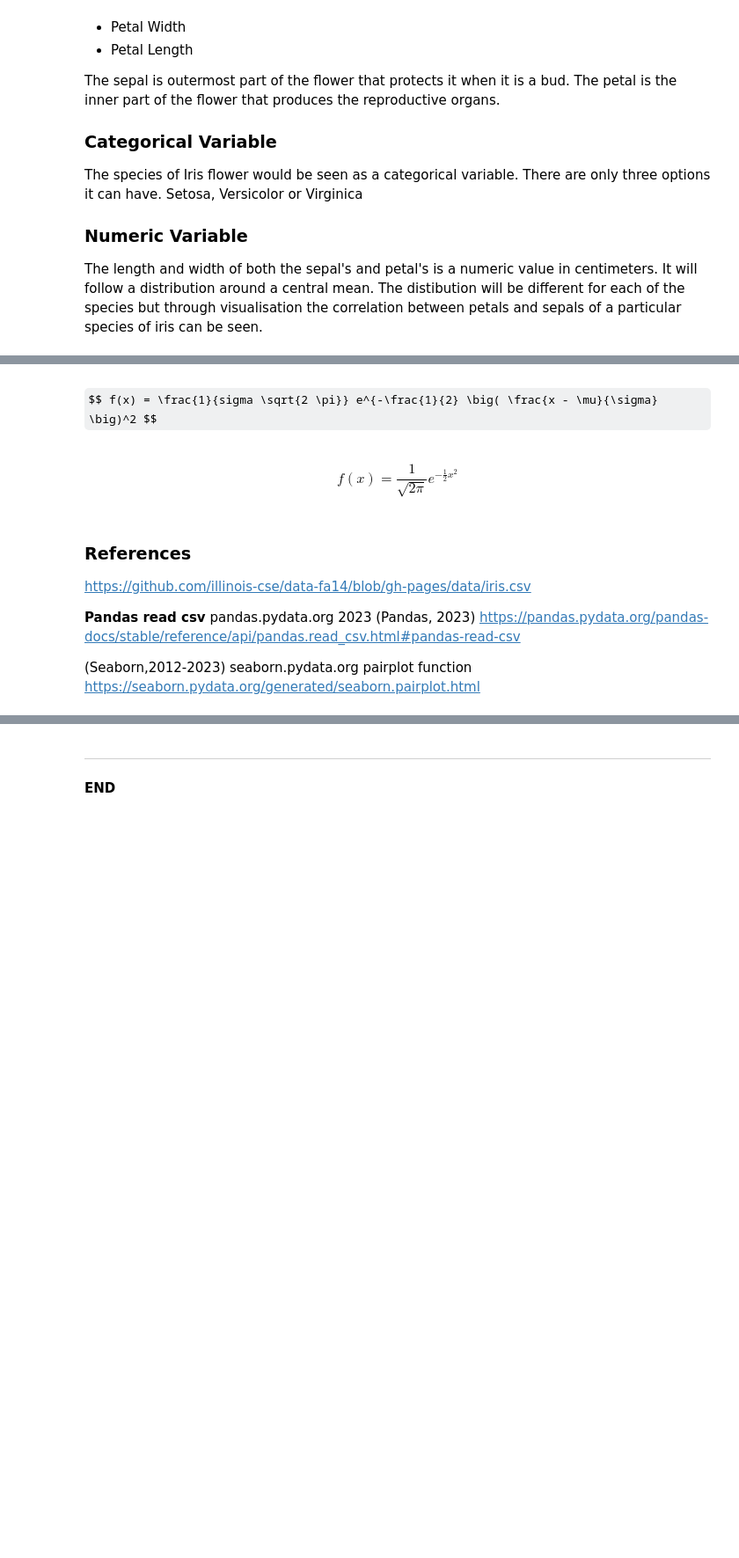
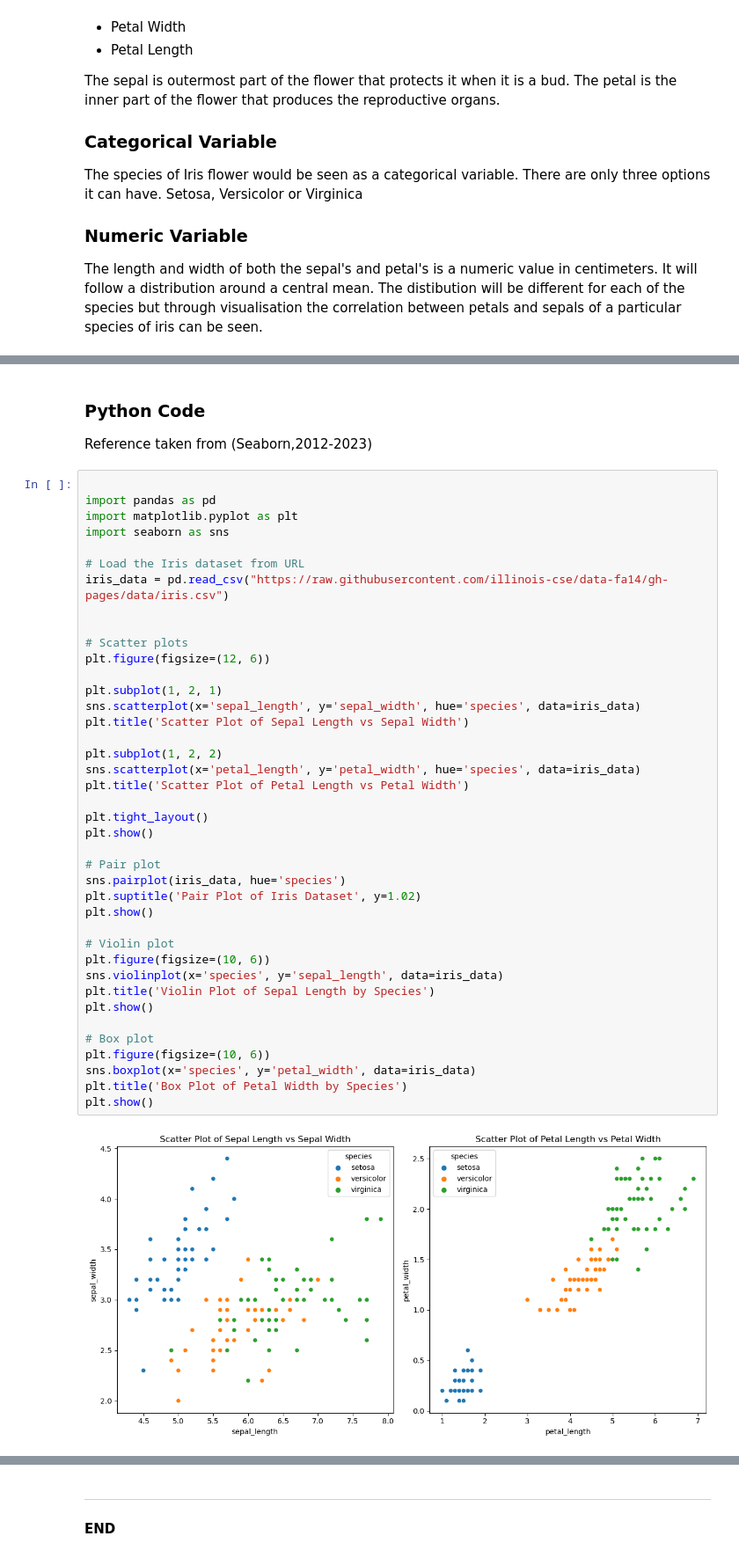
Before and after one commit to Danny-MCD/Fundamentals_of_data_analysis, a Jupyter notebook: Project.ipynb, the cells around one changed output, grey strips where cells are left out. Shown at 88% size. Saved outputs shown, nothing was run; the diff lists cells and outputs as text; some formulas as TeX source; blank space fills up the shorter version.

Commit message:
final update to code and conclusion and references

```diff
--- a/Project.ipynb
+++ b/Project.ipynb
@@ -194,15 +167,45 @@ How and where to download it
-# %% [markdown]
-$$ f(x) = \frac{1}{sigma \sqrt{2 \pi}} e^{-\frac{1}{2} \big( \frac{x - \mu}{\sigma} \big)^2 $$
-# %% [markdown]
-
-$$ f(x) = \frac{1}{\sqrt{2 \pi}} e^{-\frac{1}{2}x^2} $$
-# %% [markdown]
-### **References**
-
-https://github.com/illinois-cse/data-fa14/blob/gh-pages/data/iris.csv
-
-**Pandas read csv** pandas.pydata.org 2023 (Pandas, 2023)
-https://pandas.pydata.org/pandas-docs/stable/reference/api/pandas.read_csv.html#pandas-read-csv
-
-(Seaborn,2012-2023)  seaborn.pydata.org   pairplot function
-https://seaborn.pydata.org/generated/seaborn.pairplot.html
+# %% [markdown]
+### Python Code
+Reference taken from (Seaborn,2012-2023)
+# %%
+
+import pandas as pd
+import matplotlib.pyplot as plt
+import seaborn as sns
+
+# Load the Iris dataset from URL
+iris_data = pd.read_csv("https://raw.githubusercontent.com/illinois-cse/data-fa14/gh-pages/data/iris.csv")
+
+
+# Scatter plots
+plt.figure(figsize=(12, 6))
+
+plt.subplot(1, 2, 1)
+sns.scatterplot(x='sepal_length', y='sepal_width', hue='species', data=iris_data)
+plt.title('Scatter Plot of Sepal Length vs Sepal Width')
+
+plt.subplot(1, 2, 2)
+sns.scatterplot(x='petal_length', y='petal_width', hue='species', data=iris_data)
+plt.title('Scatter Plot of Petal Length vs Petal Width')
+
+plt.tight_layout()
+plt.show()
+
+# Pair plot
+sns.pairplot(iris_data, hue='species')
+plt.suptitle('Pair Plot of Iris Dataset', y=1.02)
+plt.show()
+
+# Violin plot
+plt.figure(figsize=(10, 6))
+sns.violinplot(x='species', y='sepal_length', data=iris_data)
+plt.title('Violin Plot of Sepal Length by Species')
+plt.show()
+
+# Box plot
+plt.figure(figsize=(10, 6))
+sns.boxplot(x='species', y='petal_width', data=iris_data)
+plt.title('Box Plot of Petal Width by Species')
+plt.show()
+# %% [output]
+[figure, added]
```
Also changed, not shown: parts of 23 cells of this notebook.
